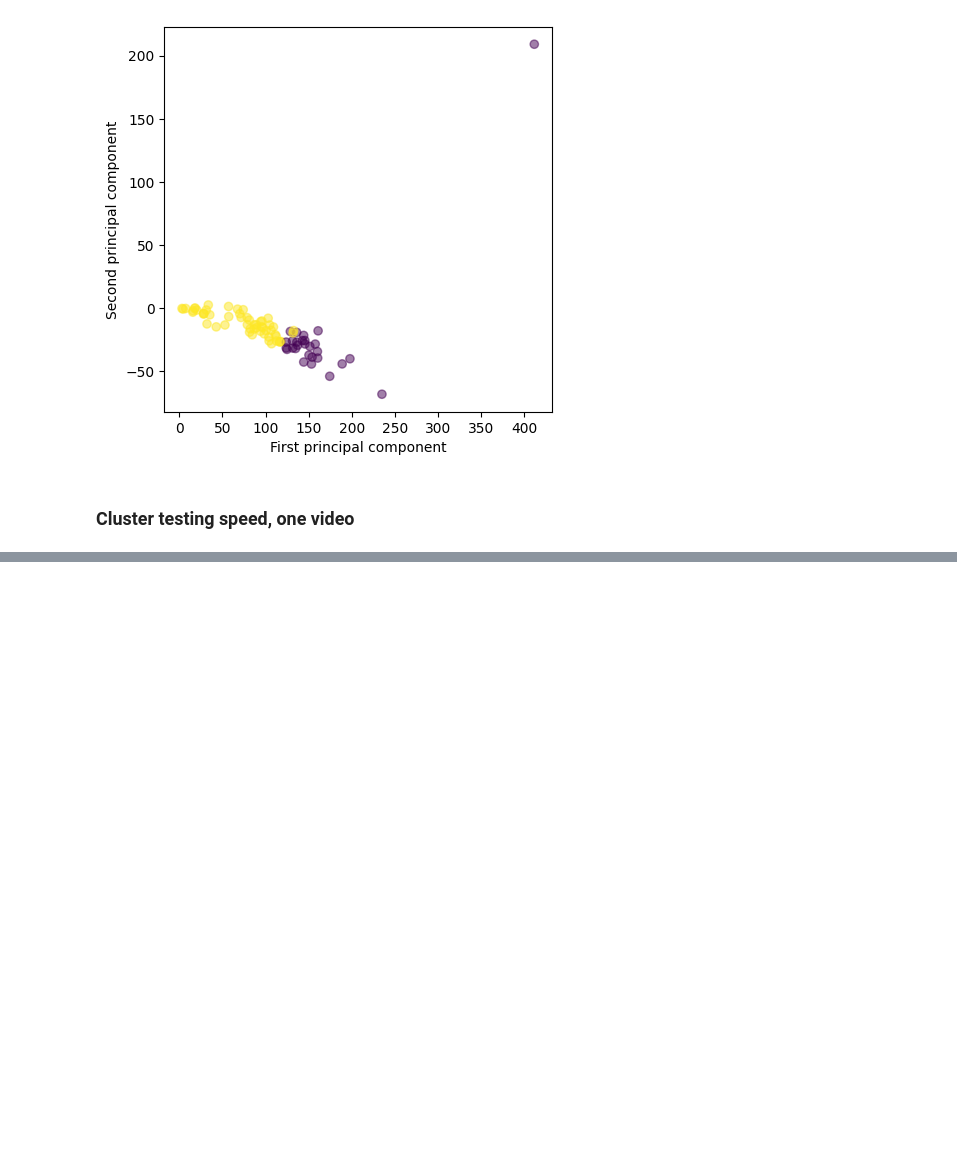
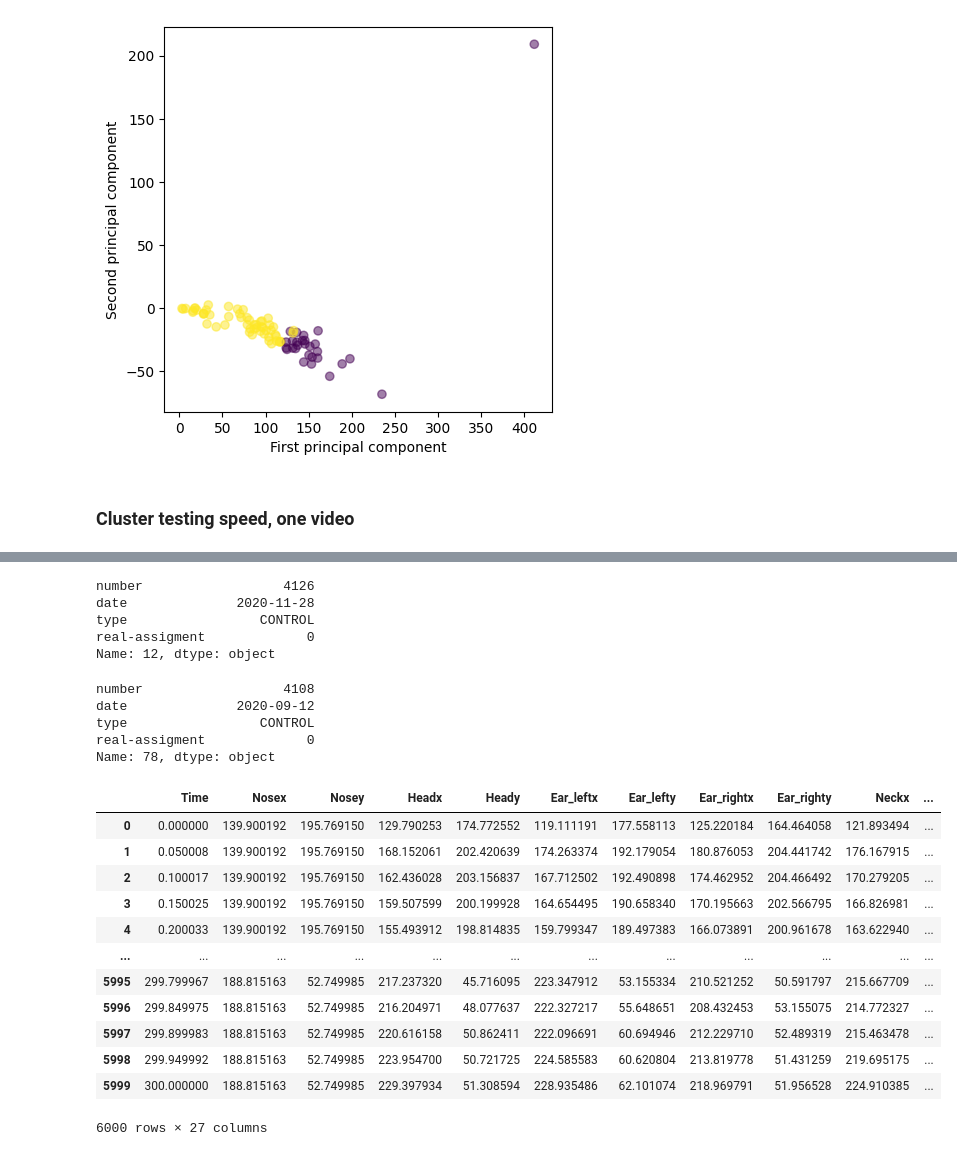
Before and after one commit to Gonzalo-Ortega/Stereotypical-Behavior-Classification, a Jupyter notebook: Analysis_Gonzalo.ipynb, the cells around one changed output, grey strips where cells are left out. Drawn from its saved outputs; the diff is of its cells as text; code cells hidden in the pictures; blank space fills up the shorter version.

```diff
--- a/Analysis_Gonzalo.ipynb
+++ b/Analysis_Gonzalo.ipynb
@@ -2023,0 +2070,19 @@ for i in range(len(dfs_t)):
+# %%
+dfs_t = load_dfs(SAVED_DATA_PATH+'/preprocessed-data/top')
+#dfs_l = load_dfs(SAVED_DATA_PATH+'/preprocessed-data/lateral')
+# %%
+animal_info.iloc[12]
+# %% [output]
+number                  4126
+date              2020-11-28
+type                 CONTROL
+real-assigment             0
+Name: 12, dtype: object
+# %%
+animal_info.iloc[78]
+# %% [output]
+number                  4108
+date              2020-09-12
+type                 CONTROL
+real-assigment             0
+Name: 78, dtype: object
@@ -2023,0 +2094,23 @@ for i in range(len(dfs_t)):
+# %%
+indices_to_remove = [12, 78]
+
+dfs_t = [dfs_t[i] for i in range(len(dfs_t)) if i not in indices_to_remove]
+
+mask = ~animal_info.index.isin(indices_to_remove)
+animal_info = animal_info[mask]
+# %%
+dfs_t[0]
+# %% [output]
+|  | Time | Nosex | Nosey | Headx | Heady | Ear_leftx | Ear_lefty | Ear_rightx | Ear_righty | Neckx | ... |
+| 0 | 0.000000 | 139.900192 | 195.769150 | 129.790253 | 174.772552 | 119.111191 | 177.558113 | 125.220184 | 164.464058 | 121.893494 | ... |
+| 1 | 0.050008 | 139.900192 | 195.769150 | 168.152061 | 202.420639 | 174.263374 | 192.179054 | 180.876053 | 204.441742 | 176.167915 | ... |
+| 2 | 0.100017 | 139.900192 | 195.769150 | 162.436028 | 203.156837 | 167.712502 | 192.490898 | 174.462952 | 204.466492 | 170.279205 | ... |
+| 3 | 0.150025 | 139.900192 | 195.769150 | 159.507599 | 200.199928 | 164.654495 | 190.658340 | 170.195663 | 202.566795 | 166.826981 | ... |
+| 4 | 0.200033 | 139.900192 | 195.769150 | 155.493912 | 198.814835 | 159.799347 | 189.497383 | 166.073891 | 200.961678 | 163.622940 | ... |
+| ... | ... | ... | ... | ... | ... | ... | ... | ... | ... | ... | ... |
+| 5995 | 299.799967 | 188.815163 | 52.749985 | 217.237320 | 45.716095 | 223.347912 | 53.155334 | 210.521252 | 50.591797 | 215.667709 | ... |
+| 5996 | 299.849975 | 188.815163 | 52.749985 | 216.204971 | 48.077637 | 222.327217 | 55.648651 | 208.432453 | 53.155075 | 214.772327 | ... |
+| 5997 | 299.899983 | 188.815163 | 52.749985 | 220.616158 | 50.862411 | 222.096691 | 60.694946 | 212.229710 | 52.489319 | 215.463478 | ... |
+| 5998 | 299.949992 | 188.815163 | 52.749985 | 223.954700 | 50.721725 | 224.585583 | 60.620804 | 213.819778 | 51.431259 | 219.695175 | ... |
+| 5999 | 300.000000 | 188.815163 | 52.749985 | 229.397934 | 51.308594 | 228.935486 | 62.101074 | 218.969791 | 51.956528 | 224.910385 | ... |
+6000 rows × 27 columns
```
Also changed, not shown: parts of 49 cells of this notebook.
